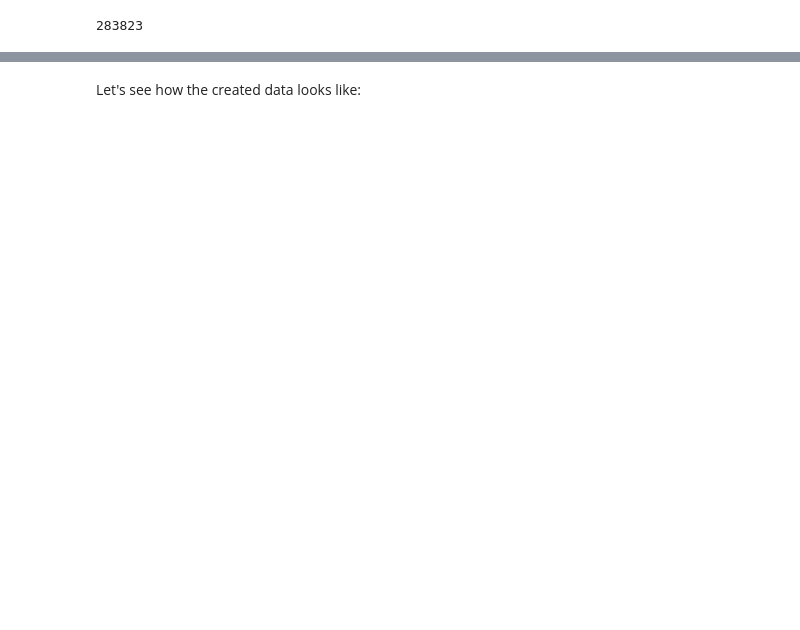
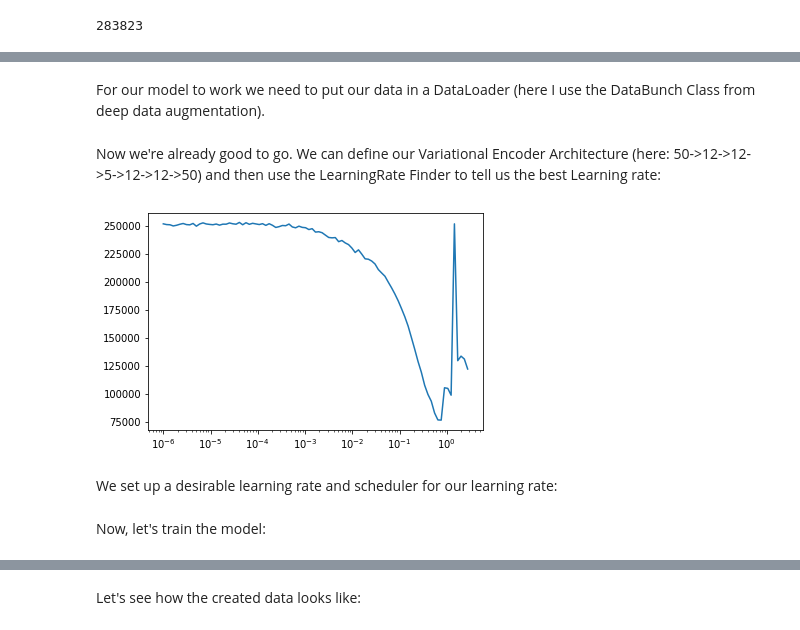
Before and after one commit to lschmiddey/deep_tabular_augmentation, a Jupyter notebook: DeepLearning_DataAugmentation_RF.ipynb, the cells around one changed output, grey strips where cells are left out. Saved outputs shown, nothing was run; the diff lists cells and outputs as text; code cells hidden in the pictures; blank space fills up the shorter version.

```diff
--- a/DeepLearning_DataAugmentation_RF.ipynb
+++ b/DeepLearning_DataAugmentation_RF.ipynb
@@ -90,0 +46,18 @@ autoenc_model_fit = autoenc_model.fit(epochs=1000)
+# %%
+X_train, X_test, y_train, y_test = mlp.split_df(df, dep_var='Class', test_size=0.3, split_mode='random')
+
+x_scaler = StandardScaler()
+
+X_train_scaled = x_scaler.fit_transform(X_train)
+
+X_test_scaled = x_scaler.transform(X_test)
+
+X_train_fraud = X_train_scaled[np.where(y_train==1)[0]]
+X_test_fraud = X_test_scaled[np.where(y_test==1)[0]]
+# %% [markdown]
+For our model to work we need to put our data in a DataLoader (here I use the DataBunch Class from deep data augmentation).
+# %%
+datasets = dta.create_datasets(X_train_fraud, y_train.values[np.where(y_train==1)], X_test_fraud, y_test.values[np.where(y_test==1)])
+data = dta.DataBunch(*dta.create_loaders(datasets, bs=1024))
+# %% [markdown]
+Now we're already good to go. We can define our Variational Encoder Architecture (here: 50->12->12->5->12->12->50) and then use the LearningRate Finder to tell us the best Learning rate:
@@ -90,0 +75,12 @@ autoenc_model_fit = autoenc_model.fit(epochs=1000)
+# %%
+learn = dta.Learner(model, opt, loss_func, data, target_name, target_class, df_cols)
+
+run = dta.Runner(cb_funcs=[dta.LR_Find, dta.Recorder])
+
+run.fit(100, learn)
+# %%
+run.recorder.plot(skip_last=5)
+# %% [output]
+[figure, added]
+# %% [markdown]
+We set up a desirable learning rate and scheduler for our learning rate:
@@ -90,0 +89,2 @@ autoenc_model_fit = autoenc_model.fit(epochs=1000)
+# %% [markdown]
+Now, let's train the model:
```
Also changed, not shown: parts of 41 cells of this notebook, 1 other file.
